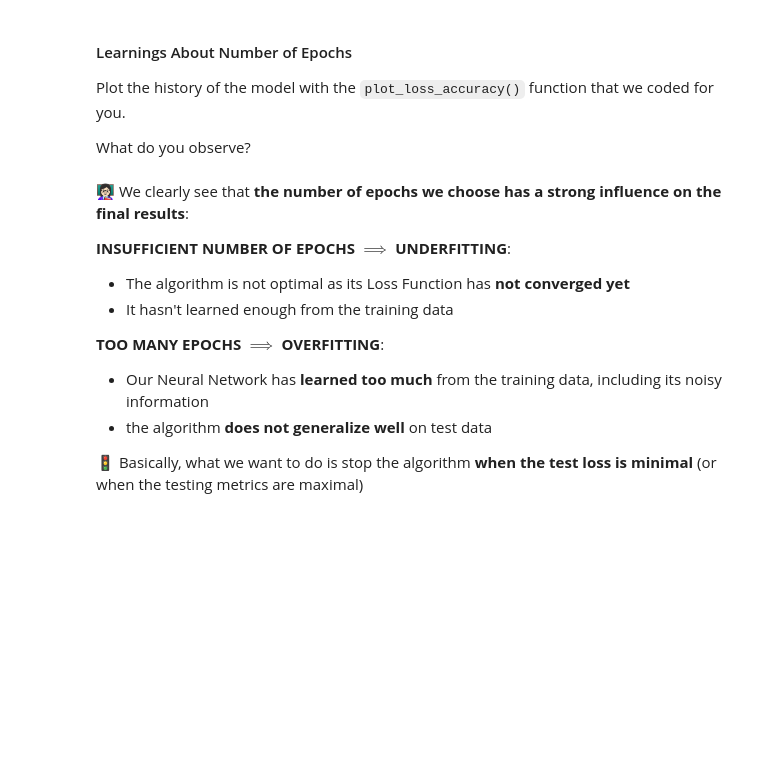
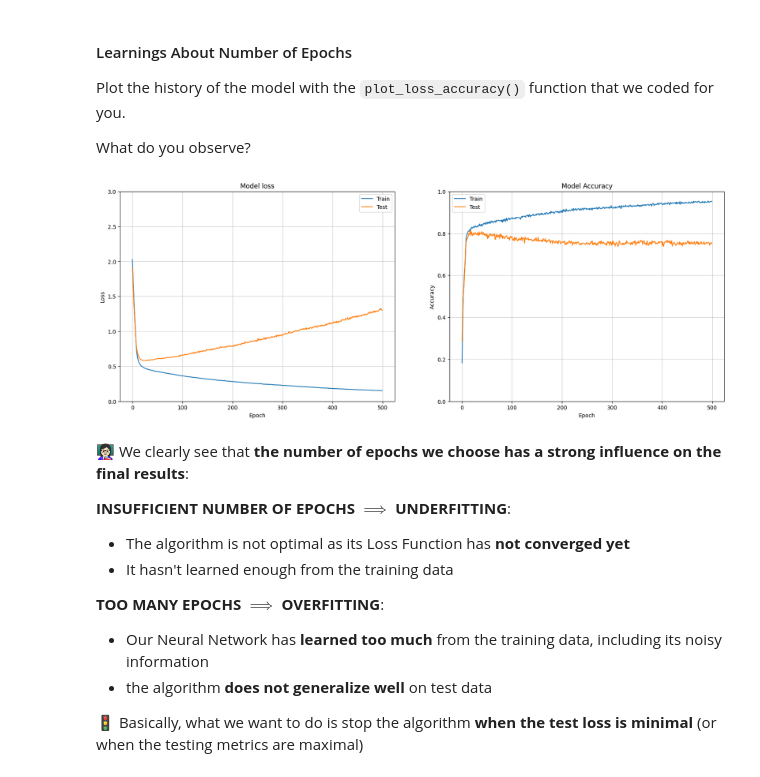
Before and after one commit to yasnoz/data-how-to-properly-prevent-overfitting, a Jupyter notebook: how_to_properly_prevent_overfitting.ipynb, the cells around one changed output. Cells and saved outputs as stored; diff of their text form; code cells hidden in the pictures; blank space fills up the shorter version.

Commit message:
data-how-to-properly-prevent-overfitting completed

```diff
--- a/how_to_properly_prevent_overfitting.ipynb
+++ b/how_to_properly_prevent_overfitting.ipynb
@@ -88,0 +121,14 @@ def initialize_model():
+# %%
+def initialize_model():
+    model = models.Sequential()
+    model.add(layers.Dense(25, activation='relu', input_dim=10))
+    model.add(layers.Dense(10, activation='relu'))
+    model.add(layers.Dense(8, activation='softmax'))
+
+    model.compile(
+        loss='categorical_crossentropy',
+        optimizer='adam',
+        metrics=['accuracy']
+    )
+    return model
+initialize_model()
@@ -146,3 +203,7 @@ Make sure to also scale the data after splitting!
+# %%
+# YOUR CODE HERE
+# Holdout method: 70/30% train-test split
+X_train, X_test, y_train, y_test = train_test_split(X, y_cat, test_size=0.3)
 # %%
 # Scale the data
 SScaler = StandardScaler()
@@ -180,0 +239,13 @@ pass  # YOUR CODE HERE
+# %%
+%%time
+
+model = initialize_model()
+
+# Fit the model on the train data
+history = model.fit(
+    X_train_scaled,
+    y_train,
+    validation_split=0.2,
+    epochs=500,
+    batch_size=16,
+    verbose=1)
@@ -230,6 +325,10 @@ def plot_loss_accuracy(history, title=None):
         fig.suptitle(title)
 # %%
 # YOUR CODE HERE
+# Plotting the history of loss and accuracy
+plot_loss_accuracy(history)
+# %% [output]
+[figure, added]
 # %% [markdown]
 👩🏻‍🏫 We clearly see that **the number of epochs we choose has a strong influence on the final results**:
 
```
Also changed, not shown: parts of 21 cells of this notebook.
